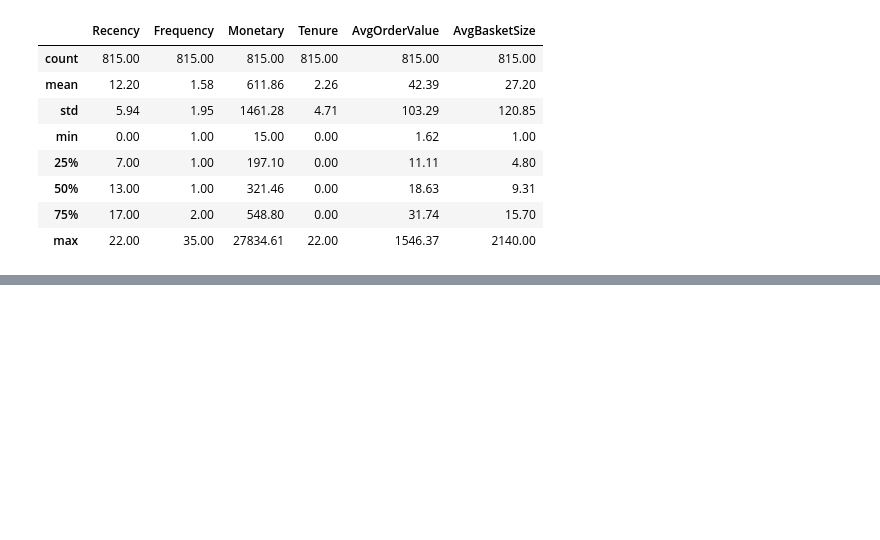
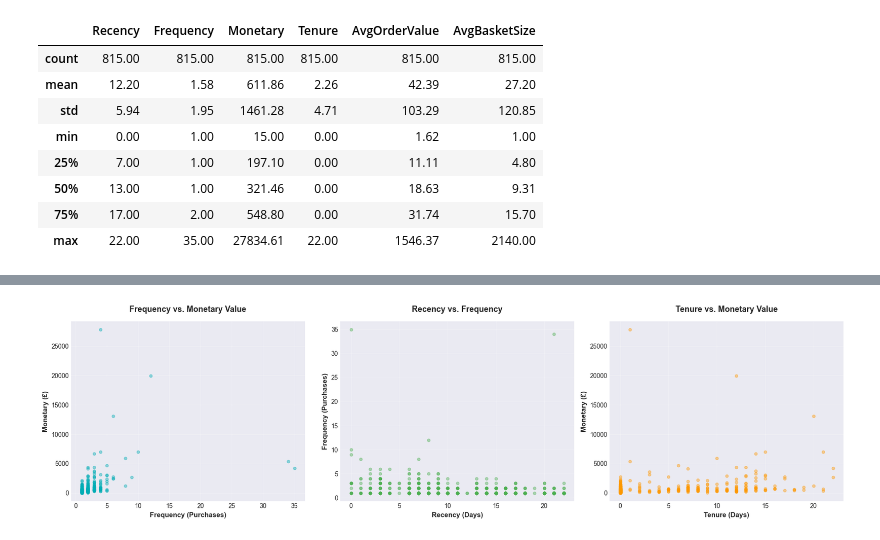
Before and after one commit to HarpinderC/ML-Business-Intelligence, a Jupyter notebook: customer-retention-analysis/notebooks/01_data_exploration.ipynb, the cells around one changed output, grey strips where cells are left out. Saved outputs shown, nothing was run; the diff lists cells and outputs as text; code cells hidden in the pictures; blank space fills up the shorter version.

```diff
--- a/customer-retention-analysis/notebooks/01_data_exploration.ipynb
+++ b/customer-retention-analysis/notebooks/01_data_exploration.ipynb
@@ -1099,0 +1212,33 @@ RFM Summary Statistics:
+# %%
+# ┌────────────────────────────────────────────────────────────┐
+# │ RFM Scatter Plots (Key Relationships)                     │
+# └────────────────────────────────────────────────────────────┘
+
+fig, axes = plt.subplots(1, 3, figsize=(18, 5))
+
+# Frequency vs. Monetary
+axes[0].scatter(rfm['Frequency'], rfm['Monetary'], alpha=0.4, color='#00ADB5', s=20)
+axes[0].set_xlabel('Frequency (Purchases)', fontsize=11, fontweight='bold')
+axes[0].set_ylabel('Monetary (£)', fontsize=11, fontweight='bold')
+axes[0].set_title('Frequency vs. Monetary Value', fontsize=13, fontweight='bold', pad=15)
+axes[0].grid(alpha=0.3)
+
+# Recency vs. Frequency
+axes[1].scatter(rfm['Recency'], rfm['Frequency'], alpha=0.4, color='#4CAF50', s=20)
+axes[1].set_xlabel('Recency (Days)', fontsize=11, fontweight='bold')
+axes[1].set_ylabel('Frequency (Purchases)', fontsize=11, fontweight='bold')
+axes[1].set_title('Recency vs. Frequency', fontsize=13, fontweight='bold', pad=15)
+axes[1].grid(alpha=0.3)
+
+# Tenure vs. Monetary
+axes[2].scatter(rfm['Tenure'], rfm['Monetary'], alpha=0.4, color='#FF9800', s=20)
+axes[2].set_xlabel('Tenure (Days)', fontsize=11, fontweight='bold')
+axes[2].set_ylabel('Monetary (£)', fontsize=11, fontweight='bold')
+axes[2].set_title('Tenure vs. Monetary Value', fontsize=13, fontweight='bold', pad=15)
+axes[2].grid(alpha=0.3)
+
+plt.tight_layout()
+plt.savefig(DIR_FIGURES / '13_rfm_relationships.png', dpi=300, bbox_inches='tight')
+plt.show()
+# %% [output]
+[figure, added]
```
Also changed, not shown: parts of 6 cells of this notebook, 2 other files.
